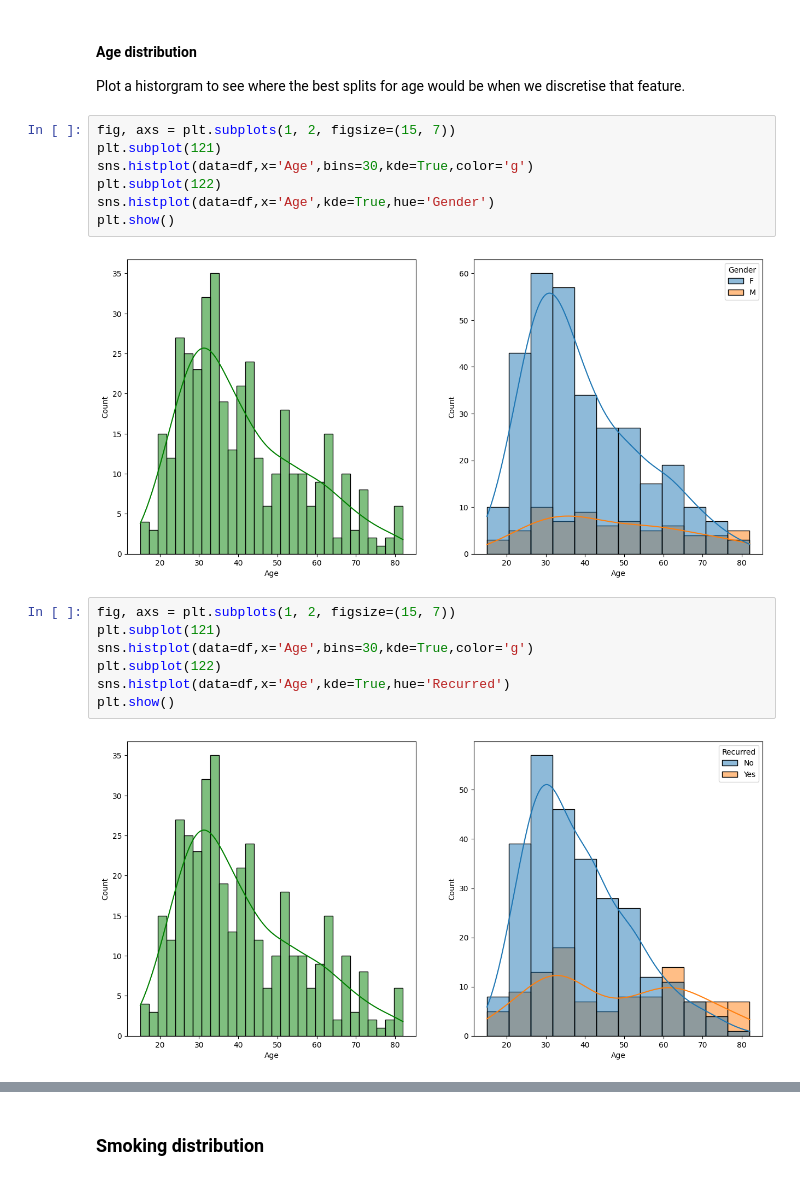
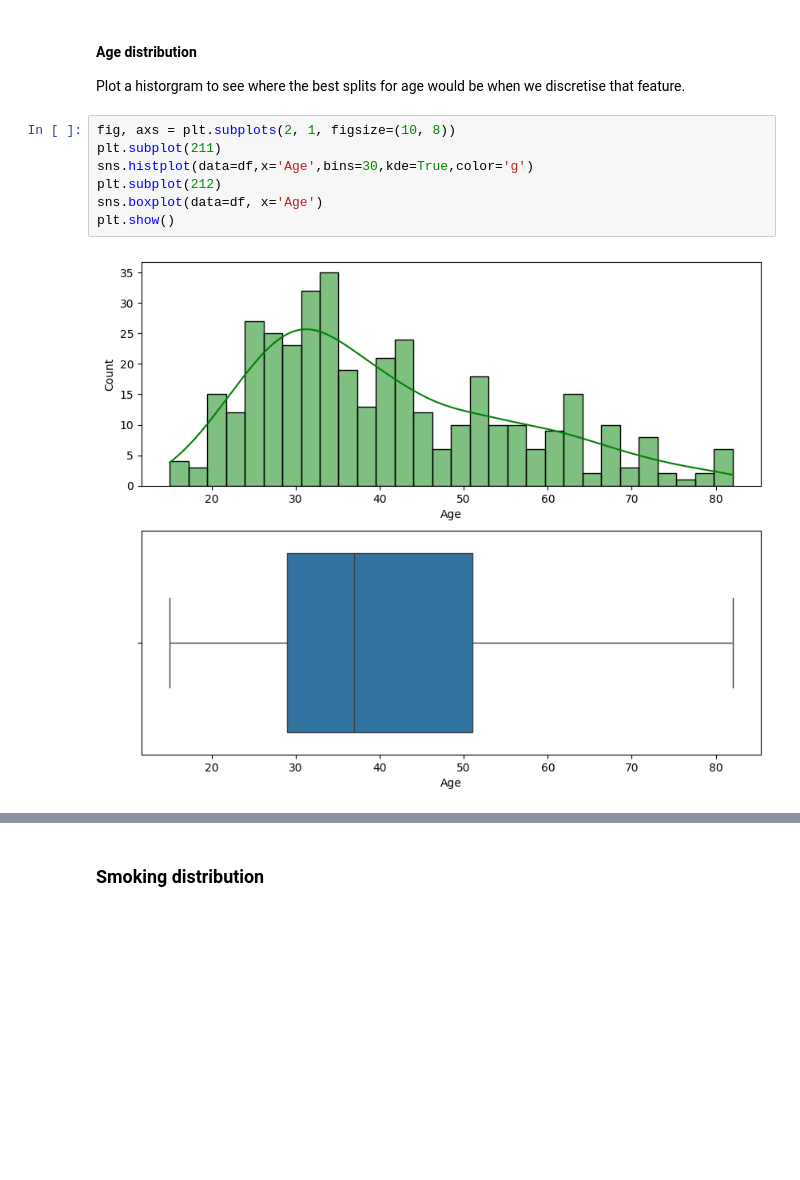
Before and after one commit to ShaniceWilliams/thyroid-study, a Jupyter notebook: notebooks/1.0-eda.ipynb, the cells around one changed output, grey strips where cells are left out. Saved outputs shown, nothing was run; the diff lists cells and outputs as text; blank space fills up the shorter version.

```diff
--- a/notebooks/1.0-eda.ipynb
+++ b/notebooks/1.0-eda.ipynb
@@ -154,20 +174,11 @@ Categories in Response: ['Indeterminate' 'Excellent' 'Structural Incomplete'
 
 Plot a historgram to see where the best splits for age would be when we discretise that feature.
 # %%
-fig, axs = plt.subplots(1, 2, figsize=(15, 7))
-plt.subplot(121)
+fig, axs = plt.subplots(2, 1, figsize=(10, 8))
+plt.subplot(211)
 sns.histplot(data=df,x='Age',bins=30,kde=True,color='g')
-plt.subplot(122)
-sns.histplot(data=df,x='Age',kde=True,hue='Gender')
+plt.subplot(212)
+sns.boxplot(data=df, x='Age')
 plt.show()
 # %% [output]
-[figure, old version]
+[figure, new version]
-# %%
-fig, axs = plt.subplots(1, 2, figsize=(15, 7))
-plt.subplot(121)
-sns.histplot(data=df,x='Age',bins=30,kde=True,color='g')
-plt.subplot(122)
-sns.histplot(data=df,x='Age',kde=True,hue='Recurred')
-plt.show()
-# %% [output]
-[figure, removed]
```
Also changed, not shown: parts of 25 cells of this notebook, 1 other file.
